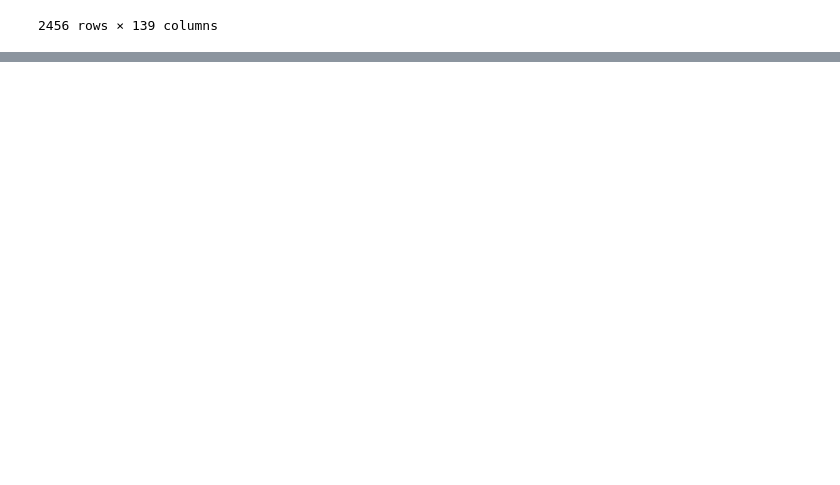
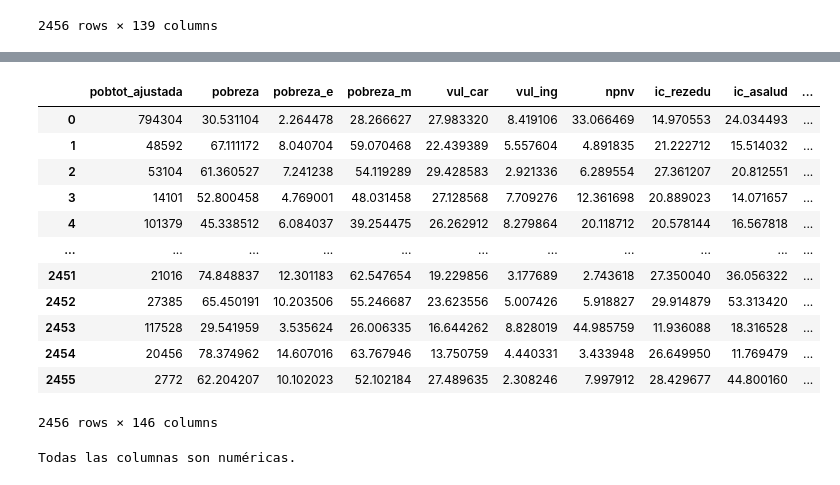
Before and after one commit to Ricardo-Tzuc/security_in_population_prediction, a Jupyter notebook: main_prediction_code.ipynb, the cells around one changed output, grey strips where cells are left out. Saved outputs shown, nothing was run; the diff lists cells and outputs as text; code cells hidden in the pictures; blank space fills up the shorter version.

```diff
--- a/main_prediction_code.ipynb
+++ b/main_prediction_code.ipynb
@@ -101,0 +117,30 @@ df
+# %%
+# change string columns into numericals, using doomies function
+df = pd.get_dummies(df,columns=["gdo_rezsoc00","gdo_rezsoc05","gdo_rezsoc10"],dtype="float")
+df
+# %% [output]
+|  | pobtot_ajustada | pobreza | pobreza_e | pobreza_m | vul_car | vul_ing | npnv | ic_rezedu | ic_asalud | ... |
+| 0 | 794304 | 30.531104 | 2.264478 | 28.266627 | 27.983320 | 8.419106 | 33.066469 | 14.970553 | 24.034493 | ... |
+| 1 | 48592 | 67.111172 | 8.040704 | 59.070468 | 22.439389 | 5.557604 | 4.891835 | 21.222712 | 15.514032 | ... |
+| 2 | 53104 | 61.360527 | 7.241238 | 54.119289 | 29.428583 | 2.921336 | 6.289554 | 27.361207 | 20.812551 | ... |
+| 3 | 14101 | 52.800458 | 4.769001 | 48.031458 | 27.128568 | 7.709276 | 12.361698 | 20.889023 | 14.071657 | ... |
+| 4 | 101379 | 45.338512 | 6.084037 | 39.254475 | 26.262912 | 8.279864 | 20.118712 | 20.578144 | 16.567818 | ... |
+| ... | ... | ... | ... | ... | ... | ... | ... | ... | ... | ... |
+| 2451 | 21016 | 74.848837 | 12.301183 | 62.547654 | 19.229856 | 3.177689 | 2.743618 | 27.350040 | 36.056322 | ... |
+| 2452 | 27385 | 65.450191 | 10.203506 | 55.246687 | 23.623556 | 5.007426 | 5.918827 | 29.914879 | 53.313420 | ... |
+| 2453 | 117528 | 29.541959 | 3.535624 | 26.006335 | 16.644262 | 8.828019 | 44.985759 | 11.936088 | 18.316528 | ... |
+| 2454 | 20456 | 78.374962 | 14.607016 | 63.767946 | 13.750759 | 4.440331 | 3.433948 | 26.649950 | 11.769479 | ... |
+| 2455 | 2772 | 62.204207 | 10.102023 | 52.102184 | 27.489635 | 2.308246 | 7.997912 | 28.429677 | 44.800160 | ... |
+2456 rows × 146 columns
+# %%
+tipos_de_datos = df.dtypes
+
+# Comprobar si alguna columna tiene el tipo de dato 'object'
+columnas_no_numericas = tipos_de_datos[tipos_de_datos == 'object']
+if not columnas_no_numericas.empty:
+    print("Se encontraron columnas no numéricas en el DataFrame.")
+    print(columnas_no_numericas)
+else:
+    print("Todas las columnas son numéricas.")
+# %% [output]
+Todas las columnas son numéricas.
```
Also changed, not shown: parts of 1 cell of this notebook.
